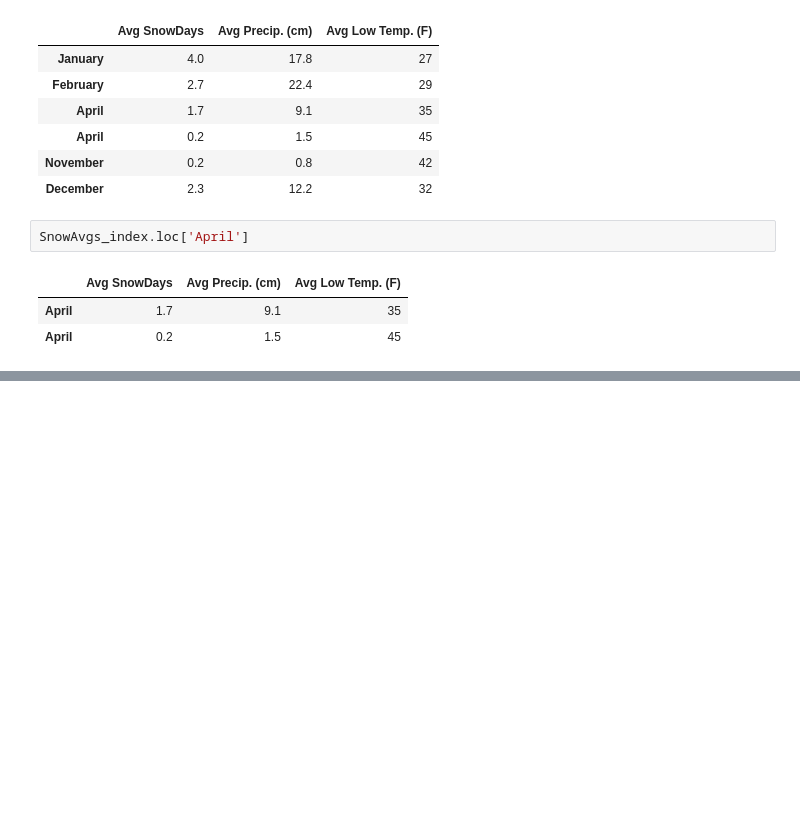
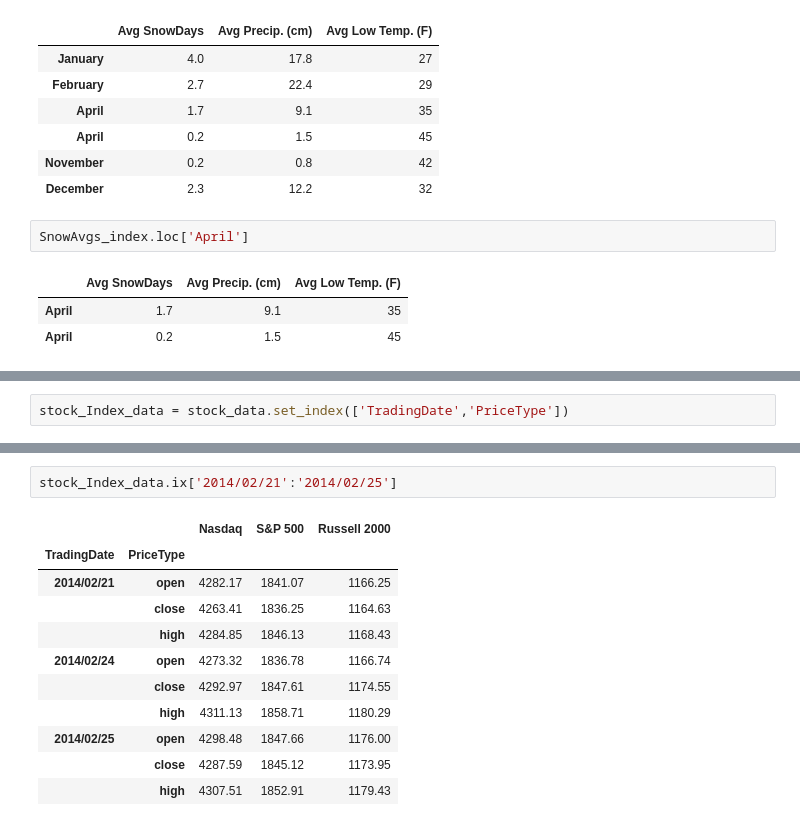
Before and after one commit to edyoda/data-science-ml-foundation-10, a Jupyter notebook: New-5 Pandas - Indexing & Selecting.ipynb, the cells around one changed output, grey strips where cells are left out. Saved outputs shown, nothing was run; the diff lists cells and outputs as text; blank space fills up the shorter version.

```diff
--- a/New-5 Pandas - Indexing & Selecting.ipynb
+++ b/New-5 Pandas - Indexing & Selecting.ipynb
@@ -248,0 +391,2 @@ SnowAvgs_index.loc['April']
+# %%
+stock_Index_data = stock_data.set_index(['TradingDate','PriceType'])
@@ -248,0 +416,14 @@ SnowAvgs_index.loc['April']
+# %%
+stock_Index_data.ix['2014/02/21':'2014/02/25']
+# %% [output]
+|  |  | Nasdaq | S&P 500 | Russell 2000 |
+| TradingDate | PriceType |  |  |  |
+| 2014/02/21 | open | 4282.17 | 1841.07 | 1166.25 |
+|  | close | 4263.41 | 1836.25 | 1164.63 |
+|  | high | 4284.85 | 1846.13 | 1168.43 |
+| 2014/02/24 | open | 4273.32 | 1836.78 | 1166.74 |
+|  | close | 4292.97 | 1847.61 | 1174.55 |
+|  | high | 4311.13 | 1858.71 | 1180.29 |
+| 2014/02/25 | open | 4298.48 | 1847.66 | 1176.00 |
+|  | close | 4287.59 | 1845.12 | 1173.95 |
+|  | high | 4307.51 | 1852.91 | 1179.43 |
```
Also changed, not shown: parts of 25 cells of this notebook.
